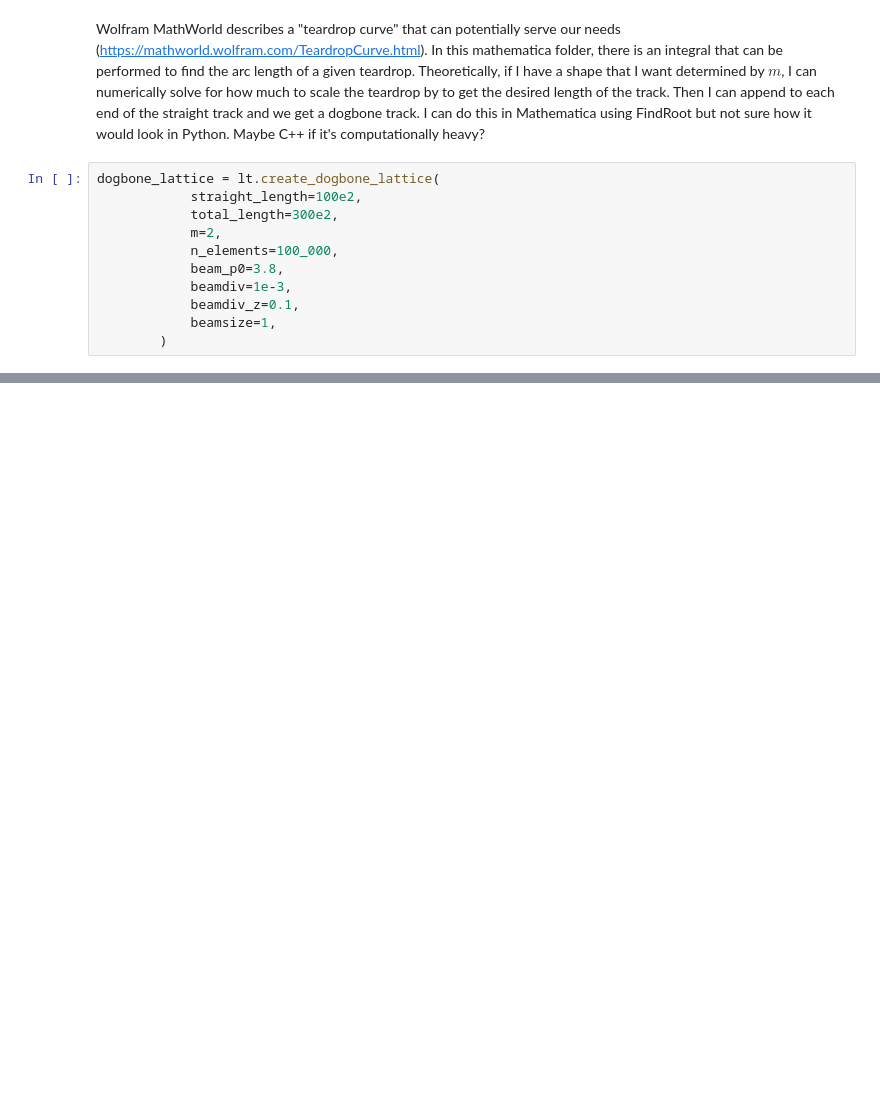
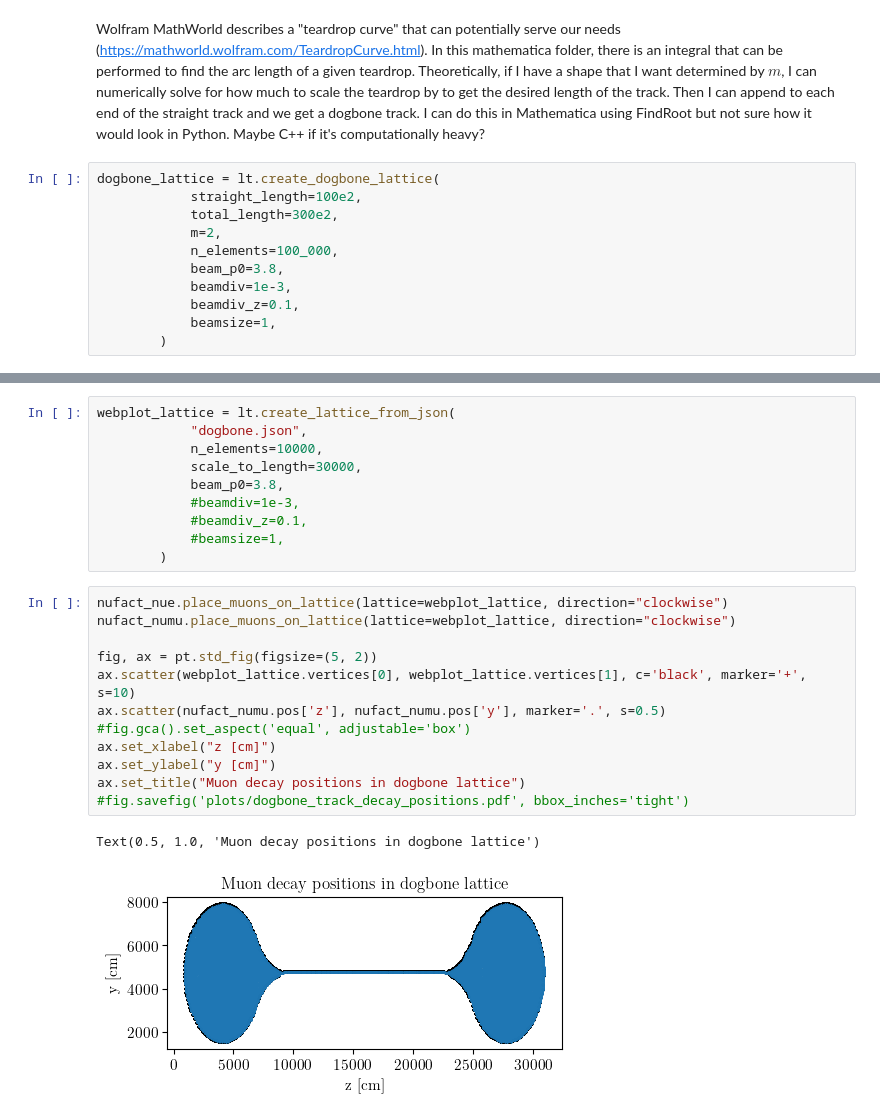
Before and after one commit to jchoi55/MINeut, a Jupyter notebook: lattice_practice.ipynb, the cells around one changed output, grey strips where cells are left out. Cells and saved outputs as stored; diff of their text form; blank space fills up the shorter version.

Commit message:
used webplotdigitizer

```diff
--- a/lattice_practice.ipynb
+++ b/lattice_practice.ipynb
@@ -86,0 +141,25 @@ fig.savefig('plots/dogbone_track_decay_positions.pdf', bbox_inches='tight')
+# %%
+webplot_lattice = lt.create_lattice_from_json(
+            "dogbone.json",
+            n_elements=10000,
+            scale_to_length=30000,
+            beam_p0=3.8,
+            #beamdiv=1e-3,
+            #beamdiv_z=0.1,
+            #beamsize=1,
+        )
+# %%
+nufact_nue.place_muons_on_lattice(lattice=webplot_lattice, direction="clockwise")
+nufact_numu.place_muons_on_lattice(lattice=webplot_lattice, direction="clockwise")
+
+fig, ax = pt.std_fig(figsize=(5, 2))
+ax.scatter(webplot_lattice.vertices[0], webplot_lattice.vertices[1], c='black', marker='+', s=10)
+ax.scatter(nufact_numu.pos['z'], nufact_numu.pos['y'], marker='.', s=0.5)
+#fig.gca().set_aspect('equal', adjustable='box')
+ax.set_xlabel("z [cm]")
+ax.set_ylabel("y [cm]")
+ax.set_title("Muon decay positions in dogbone lattice")
+#fig.savefig('plots/dogbone_track_decay_positions.pdf', bbox_inches='tight')
+# %% [output]
+Text(0.5, 1.0, 'Muon decay positions in dogbone lattice')
+[figure, added]
```
Also changed, not shown: parts of 9 cells of this notebook, 1 other file.
